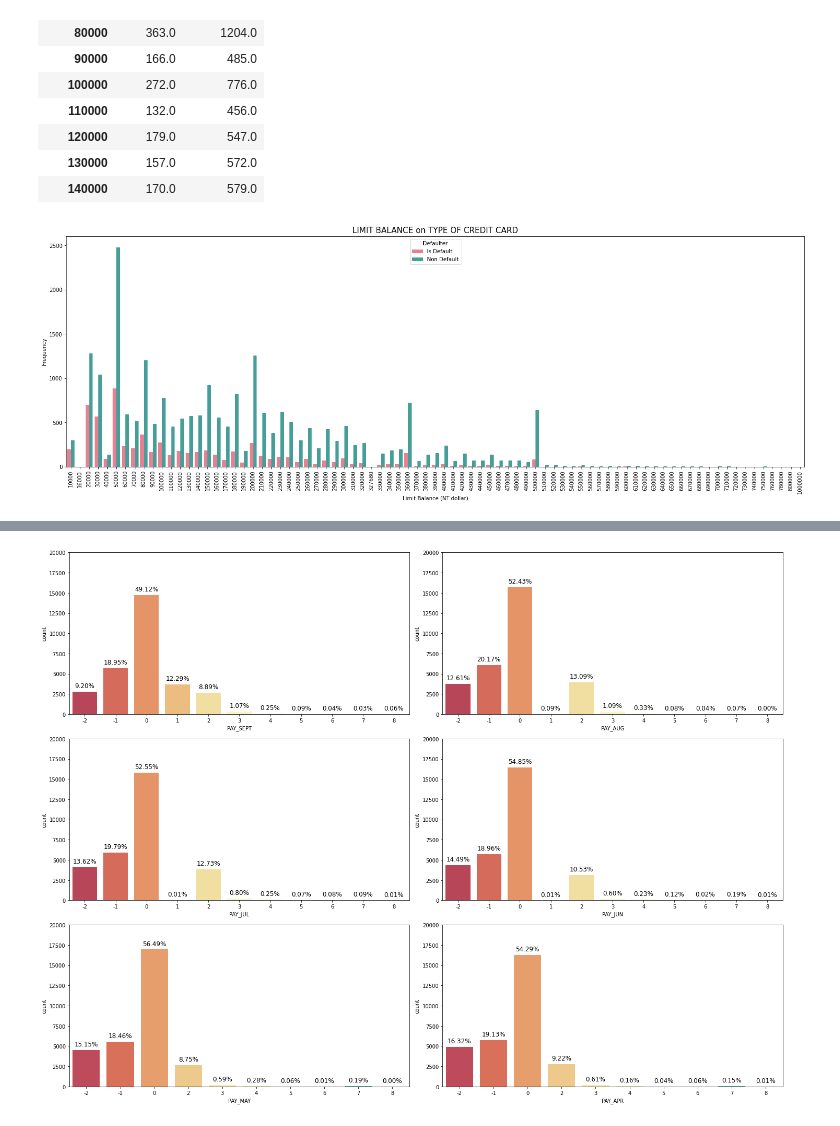
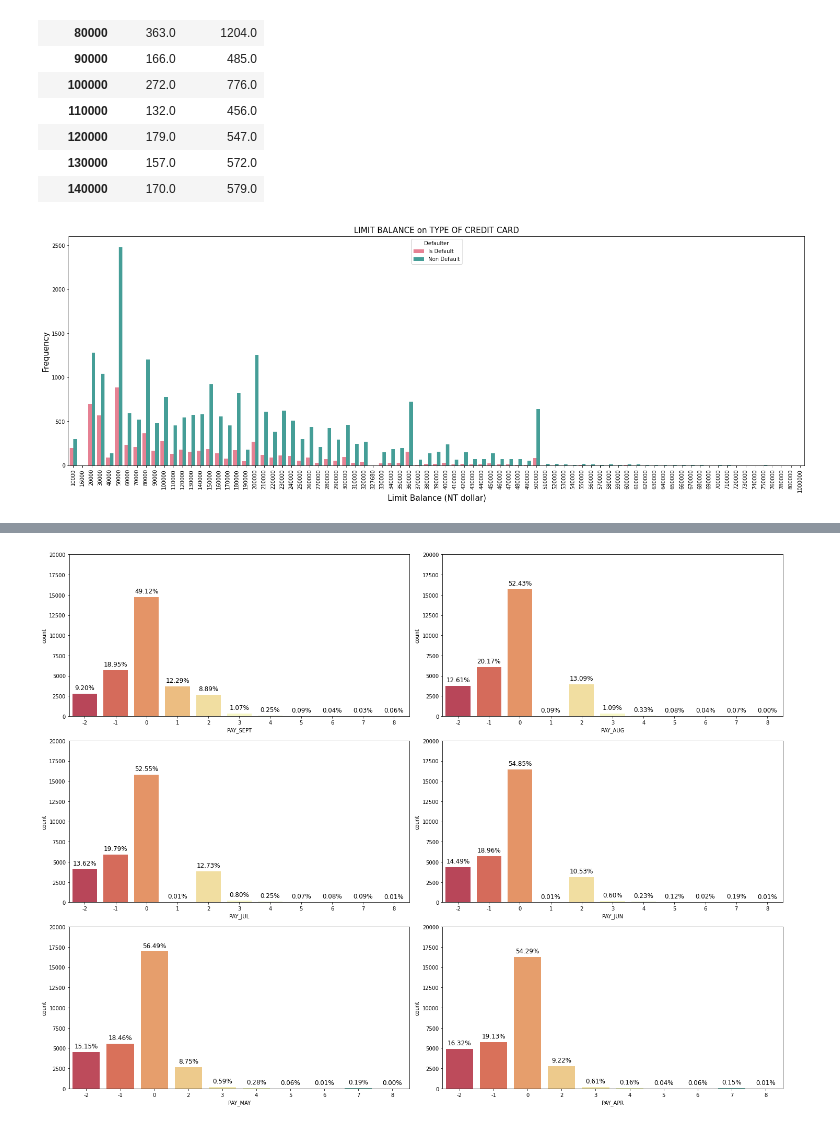
Before and after one commit to Malikarbaaz/CREDIT_CARD_DEFAULT_PREDICTION, a Jupyter notebook: Copy_of_Credit_Card_Default_Prediction_Capstone_Project.ipynb, the cells around one changed output, grey strips where cells are left out. Saved outputs shown, nothing was run; the diff lists cells and outputs as text; code cells hidden in the pictures.

```diff
--- a/Copy_of_Credit_Card_Default_Prediction_Capstone_Project.ipynb
+++ b/Copy_of_Credit_Card_Default_Prediction_Capstone_Project.ipynb
@@ -449,12 +554,13 @@ df_limit.head(15)
 | 130000 | 157.0 | 572.0 |
 | 140000 | 170.0 | 579.0 |
 # %%
+#plotting the count plot to vizualize the data distribution with respect to Limit Balance
 plt.figure(figsize=[25, 8])
 sns.countplot(x = 'LIMIT_BAL', hue = 'Defaulter',data =df, palette = 'husl')
 plt.xticks(rotation = 90)
-plt.xlabel('Limit Balance (NT dollar)')
-plt.ylabel('Frequency')
+plt.xlabel('Limit Balance (NT dollar)', SIZE=15)
+plt.ylabel('Frequency', SIZE=15)
 plt.title('LIMIT BALANCE on TYPE OF CREDIT CARD', SIZE=15)
 plt.show()
 # %% [output]
-[figure, old version]
+[figure, new version]
```
Also changed, not shown: parts of 104 cells of this notebook.
